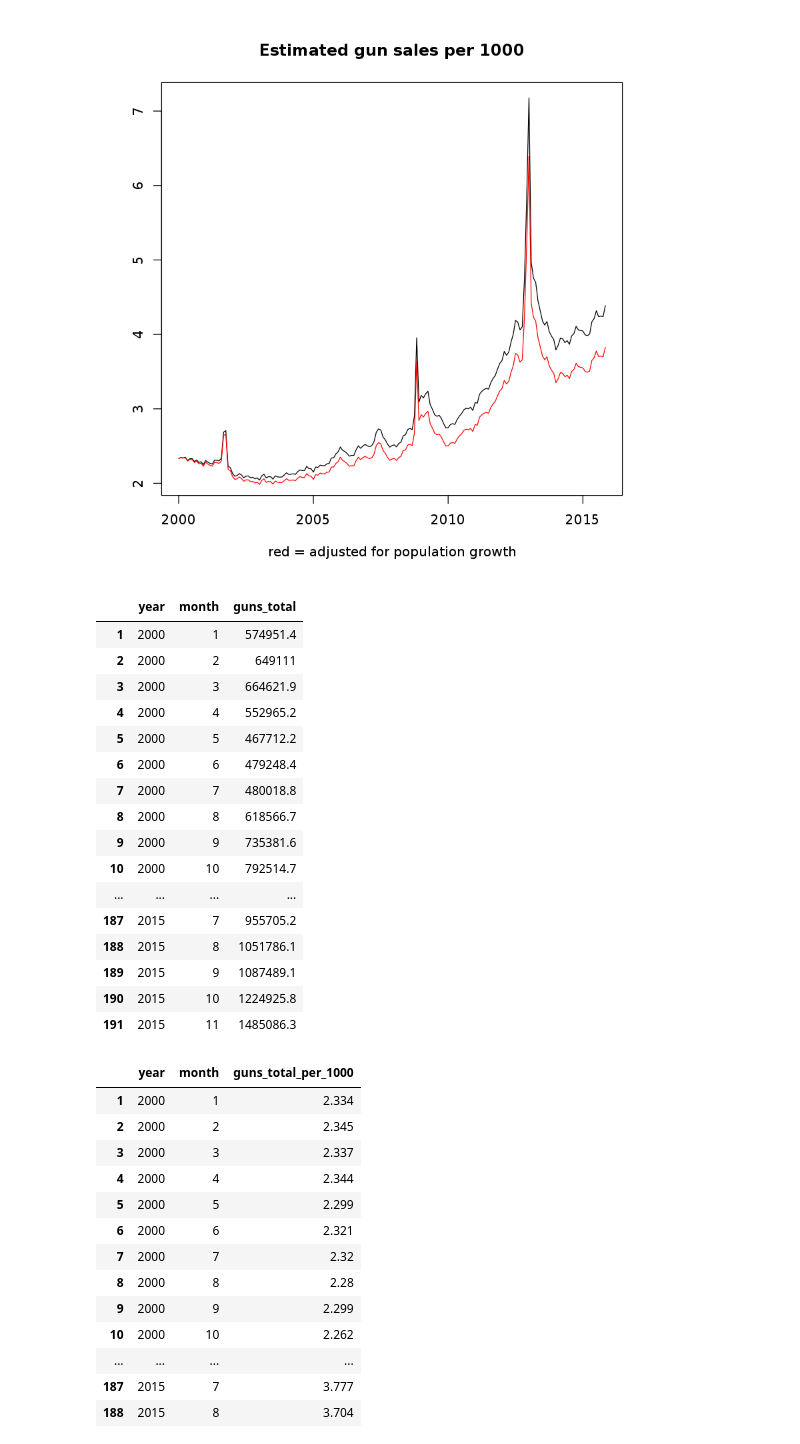
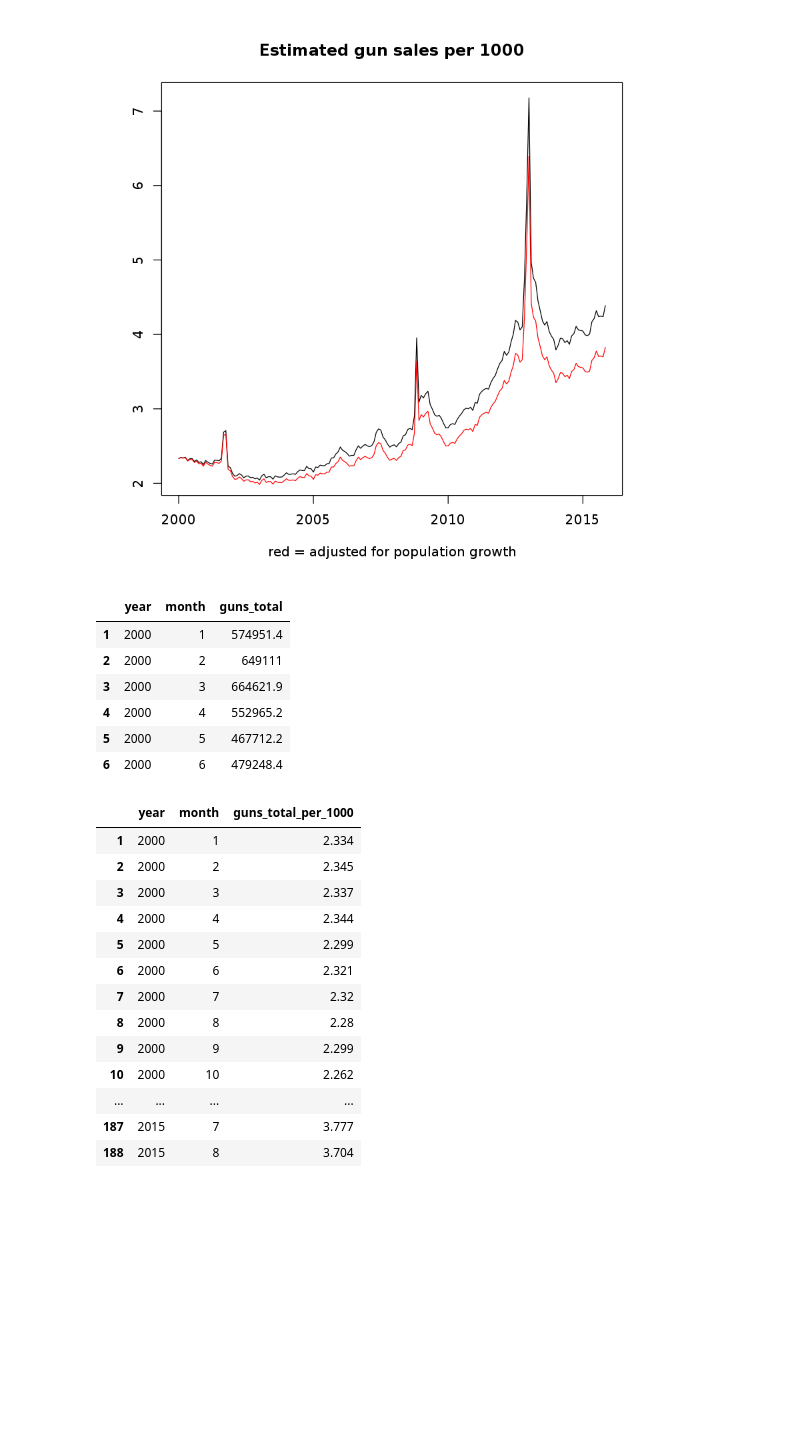
Before and after one commit to mathisonian/gun-sales, a Jupyter notebook: index.ipynb, the cells around one changed output. Cells and saved outputs as stored; diff of their text form; code cells hidden in the pictures; blank space fills up the shorter version.

```diff
--- a/index.ipynb
+++ b/index.ipynb
@@ -125,26 +115,16 @@ lines(total.seas.pop, col='red')
 # data we need in the final piece
 out_data <- ts_to_dataframe(total, 'guns_total') %>%
     mutate(guns_total=round(guns_total, 3))
-# %%
-out_data
-# %% [output]
-|  | year | month | guns_total |
-| 1 | 2000 | 1 | 574951.4 |
-| 2 | 2000 | 2 | 649111 |
-| 3 | 2000 | 3 | 664621.9 |
-| 4 | 2000 | 4 | 552965.2 |
-| 5 | 2000 | 5 | 467712.2 |
-| 6 | 2000 | 6 | 479248.4 |
-| 7 | 2000 | 7 | 480018.8 |
-| 8 | 2000 | 8 | 618566.7 |
-| 9 | 2000 | 9 | 735381.6 |
-| 10 | 2000 | 10 | 792514.7 |
-| ... | ... | ... | ... |
-| 187 | 2015 | 7 | 955705.2 |
-| 188 | 2015 | 8 | 1051786.1 |
-| 189 | 2015 | 9 | 1087489.1 |
-| 190 | 2015 | 10 | 1224925.8 |
-| 191 | 2015 | 11 | 1485086.3 |
+# %%
+head(out_data)
+# %% [output]
+|  | year | month | guns_total |
+| 1 | 2000 | 1 | 574951.4 |
+| 2 | 2000 | 2 | 649111 |
+| 3 | 2000 | 3 | 664621.9 |
+| 4 | 2000 | 4 | 552965.2 |
+| 5 | 2000 | 5 | 467712.2 |
+| 6 | 2000 | 6 | 479248.4 |
 # %%
 ts_to_dataframe( total.seas.pop ) %>%
     mutate(guns_total_per_1000=round(value,3)) %>%
```
Also changed, not shown: parts of 5 cells of this notebook.
